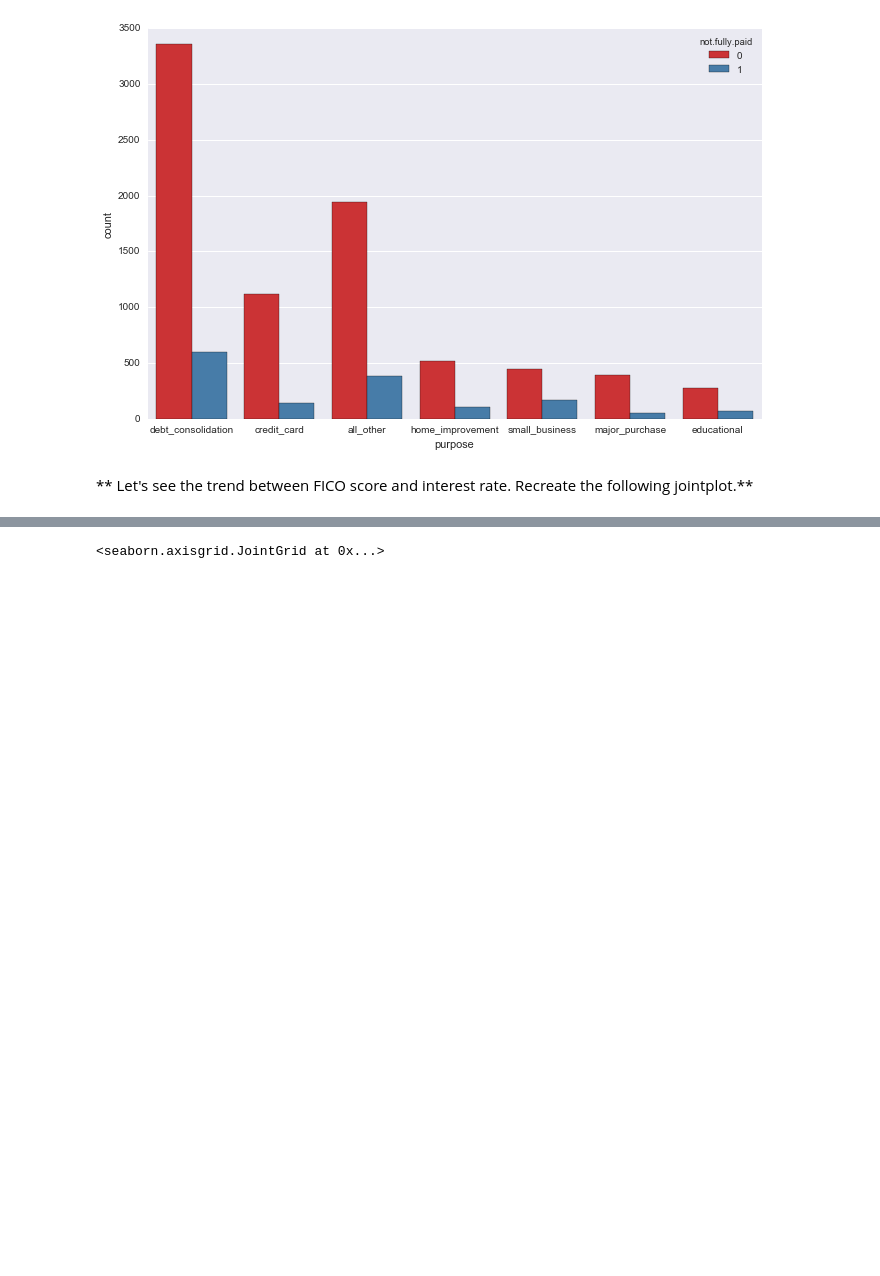
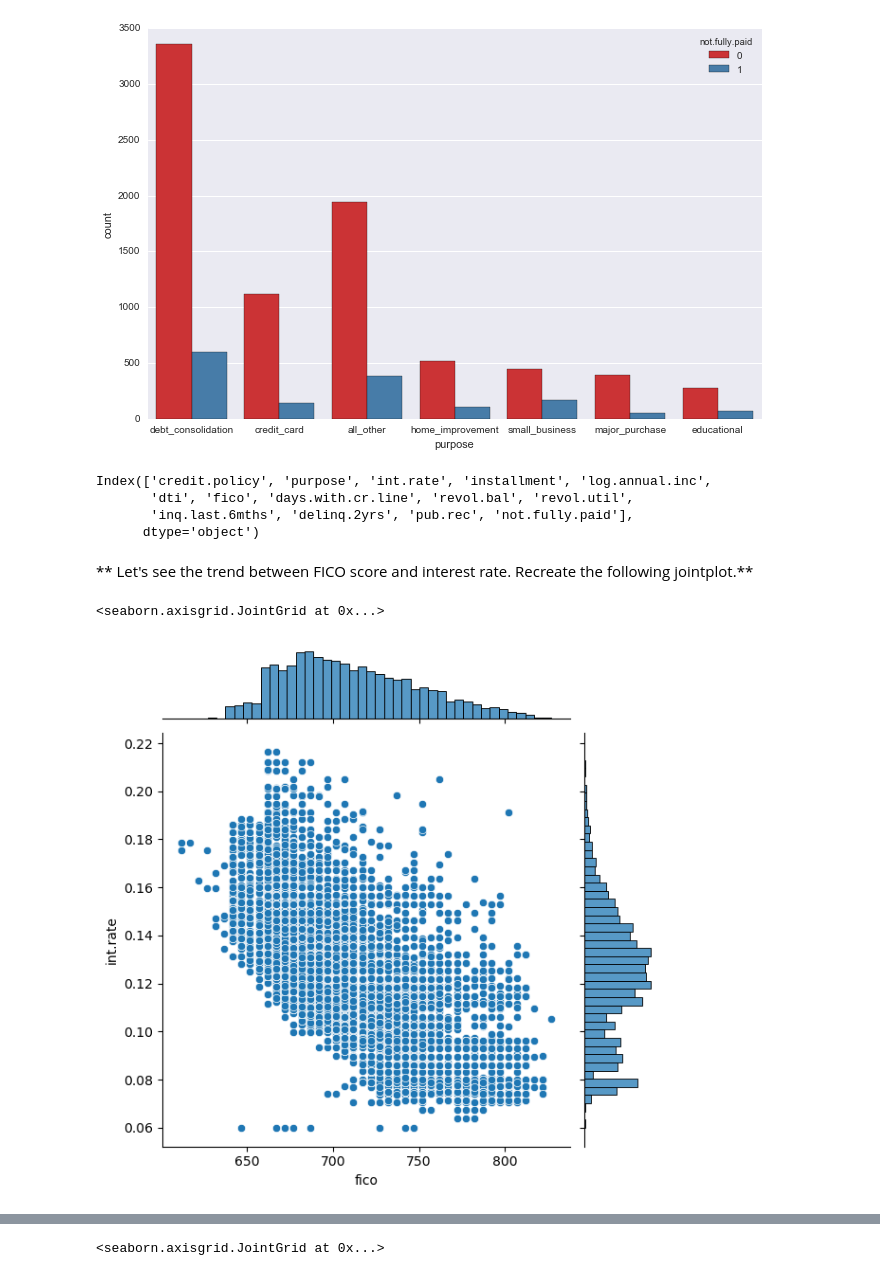
Before and after one commit to LuisReyes98/udemy-machine-learning, a Jupyter notebook: 15-Decision-Trees-and-Random-Forests/02-Decision Trees and Random Forest Project.ipynb, the cells around one changed output, grey strips where cells are left out. Saved outputs shown, nothing was run; the diff lists cells and outputs as text; code cells hidden in the pictures; blank space fills up the shorter version.

```diff
--- a/15-Decision-Trees-and-Random-Forests/02-Decision Trees and Random Forest Project.ipynb
+++ b/15-Decision-Trees-and-Random-Forests/02-Decision Trees and Random Forest Project.ipynb
@@ -197,5 +197,17 @@ sns.countplot(x='purpose', hue='not.fully.paid', data=df, palette='Set1')
 # %% [output]
 <matplotlib.axes._subplots.AxesSubplot at 0x...>
 [figure]
+# %%
+df.columns
+# %% [output]
+Index(['credit.policy', 'purpose', 'int.rate', 'installment', 'log.annual.inc',
+       'dti', 'fico', 'days.with.cr.line', 'revol.bal', 'revol.util',
+       'inq.last.6mths', 'delinq.2yrs', 'pub.rec', 'not.fully.paid'],
+      dtype='object')
 # %% [markdown]
 ** Let's see the trend between FICO score and interest rate. Recreate the following jointplot.**
+# %%
+sns.jointplot(data=df, x='fico', y='int.rate')
+# %% [output]
+<seaborn.axisgrid.JointGrid at 0x...>
+[figure, added]
```
Also changed, not shown: parts of 6 cells of this notebook.
